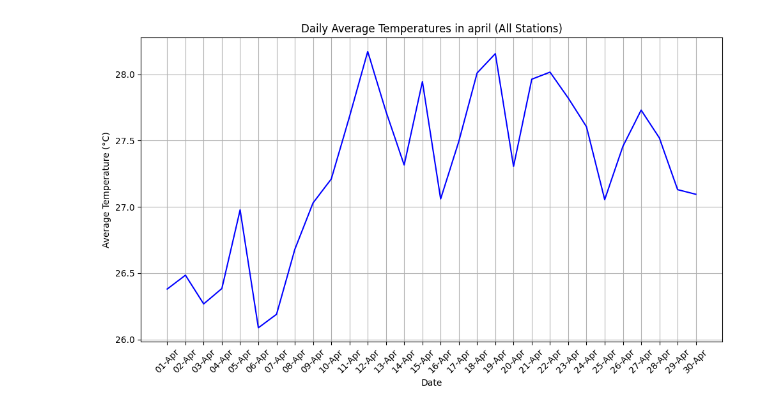
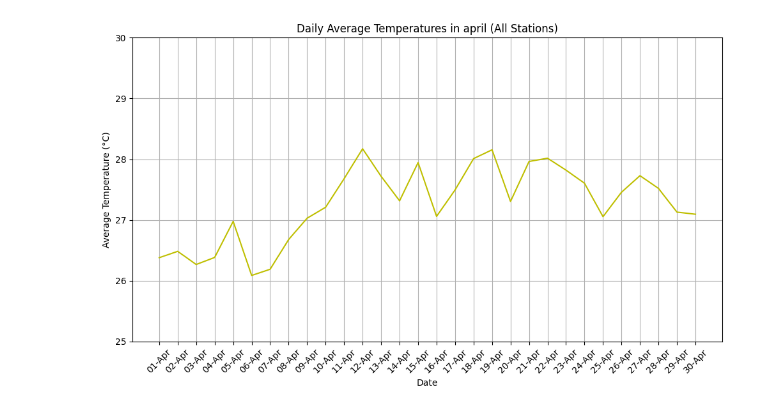
Before and after one commit to syadrn/Proyek-Kapita-Selekta, a Jupyter notebook: Tugas proyek akhir meteo/data_bulanan.ipynb, the cells around one changed output. Drawn from its saved outputs; the diff is of its cells as text; code cells hidden in the pictures.

```diff
--- a/Tugas proyek akhir meteo/data_bulanan.ipynb
+++ b/Tugas proyek akhir meteo/data_bulanan.ipynb
@@ -103,22 +104,23 @@ plt.show()
 # %%
 # Calculate the daily mean for all stations combined
 daily_avg = df_transposed.mean(axis=1)
 
 # Filter the data for the month of January
 april_avg = daily_avg[daily_avg.index.month == 4]
 
 # Plot the daily average for april
 plt.figure(figsize=(10, 6))
-plt.plot(april_avg.index, april_avg, label='Average Temperature (All Stations)', color='b')
+plt.plot(april_avg.index, april_avg, label='Average Temperature (All Stations)', color='y')
 
 plt.title('Daily Average Temperatures in april (All Stations)')
 plt.xlabel('Date')
 plt.ylabel('Average Temperature (°C)')
 plt.xticks(april_avg.index, april_avg.index.strftime('%d-%b'), rotation=45)
 plt.grid(True)
+plt.ylim(25, 30)
 plt.tight_layout()
 
 # Show the plot
 plt.show()
 # %% [output]
-[figure, old version]
+[figure, new version]
```
Also changed, not shown: parts of 13 cells of this notebook.
